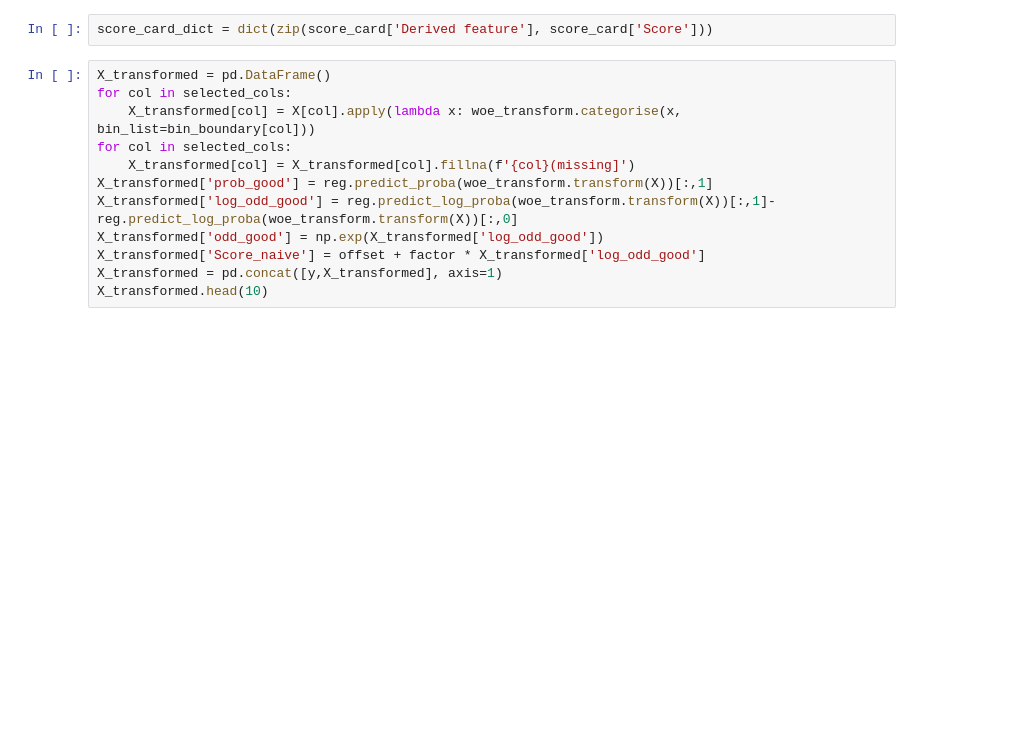
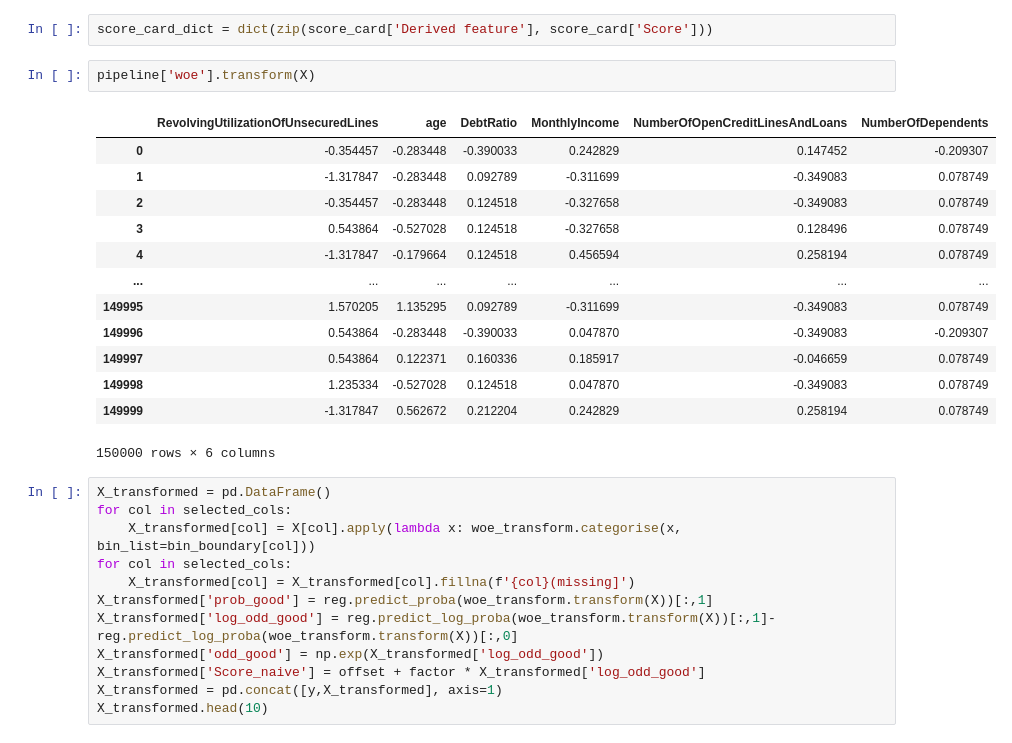
Before and after one commit to baole-org/ISFS-620-Credit-Scoring-Data, a Jupyter notebook: Credit score card.ipynb, the cells around one changed output. Drawn from its saved outputs; the diff is of its cells as text; blank space fills up the shorter version.

Commit message:
start building pipeline

```diff
--- a/Credit score card.ipynb
+++ b/Credit score card.ipynb
@@ -554,6 +534,22 @@ score_card.head(5)
 score_card[['Derived feature', 'Score']].to_excel('Scorecard.xlsx', index=False)
 # %%
 score_card_dict = dict(zip(score_card['Derived feature'], score_card['Score']))
+# %%
+pipeline['woe'].transform(X)
+# %% [output]
+|  | RevolvingUtilizationOfUnsecuredLines | age | DebtRatio | MonthlyIncome | NumberOfOpenCreditLinesAndLoans | NumberOfDependents |
+| 0 | -0.354457 | -0.283448 | -0.390033 | 0.242829 | 0.147452 | -0.209307 |
+| 1 | -1.317847 | -0.283448 | 0.092789 | -0.311699 | -0.349083 | 0.078749 |
+| 2 | -0.354457 | -0.283448 | 0.124518 | -0.327658 | -0.349083 | 0.078749 |
+| 3 | 0.543864 | -0.527028 | 0.124518 | -0.327658 | 0.128496 | 0.078749 |
+| 4 | -1.317847 | -0.179664 | 0.124518 | 0.456594 | 0.258194 | 0.078749 |
+| ... | ... | ... | ... | ... | ... | ... |
+| 149995 | 1.570205 | 1.135295 | 0.092789 | -0.311699 | -0.349083 | 0.078749 |
+| 149996 | 0.543864 | -0.283448 | -0.390033 | 0.047870 | -0.349083 | -0.209307 |
+| 149997 | 0.543864 | 0.122371 | 0.160336 | 0.185917 | -0.046659 | 0.078749 |
+| 149998 | 1.235334 | -0.527028 | 0.124518 | 0.047870 | -0.349083 | 0.078749 |
+| 149999 | -1.317847 | 0.562672 | 0.212204 | 0.242829 | 0.258194 | 0.078749 |
+150000 rows × 6 columns
 # %%
 X_transformed = pd.DataFrame()
 for col in selected_cols:
```
Also changed, not shown: parts of 14 cells of this notebook, 2 other files.
